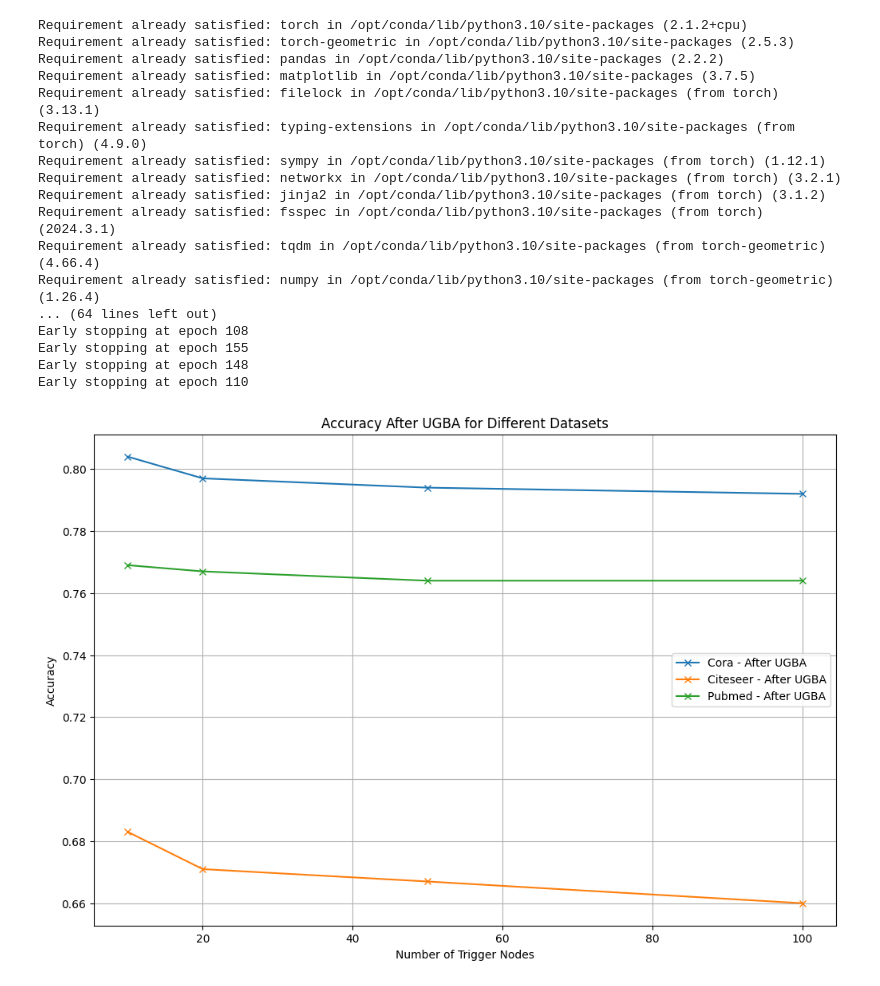
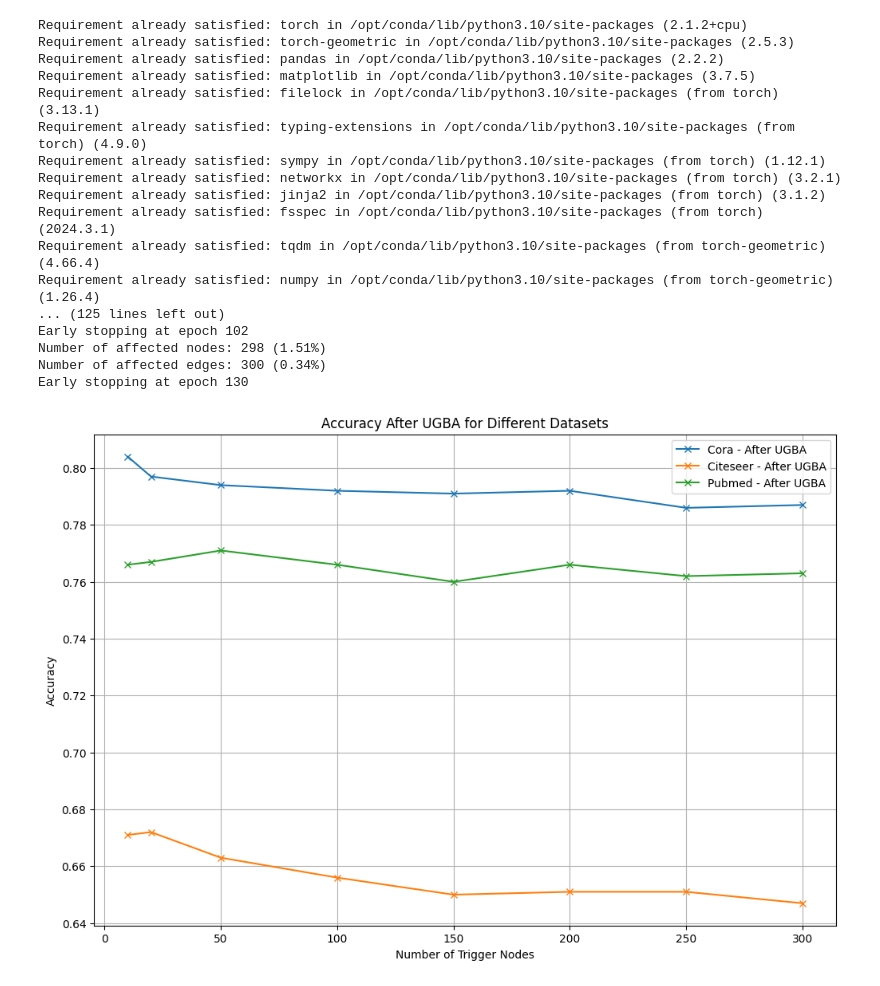
Before and after one commit to AbhiJeet70/GraphPoisoningCodes, a Jupyter notebook: UGBA_Planetoid.ipynb, the cells around one changed output. Drawn from its saved outputs; the diff is of its cells as text; code cells hidden in the pictures.

```diff
--- a/UGBA_Planetoid.ipynb
+++ b/UGBA_Planetoid.ipynb
@@ -1,7 +1,6 @@
 # %% [markdown]
 <a href="https://colab.research.google.com/github/AbhiJeet70/GraphPoisoningCodes/blob/main/UGBA_Planetoid.ipynb" target="_parent"><img src="https://colab.research.google.com/assets/colab-badge.svg" alt="Open In Colab"/></a>
 # %%
-# Install necessary packages
 !pip install torch torch-geometric pandas matplotlib
 
 import torch
@@ -196,6 +195,14 @@ def run_ugba_experiments(data, model, best_hyperparams, num_trigger_nodes_list):
         # Ensure edge_index has valid indices
         perturbed_edge_index, _ = torch.unique(perturbed_edge_index, sorted=True, return_inverse=True, dim=1)
 
+        # Calculate affected nodes and edges
+        num_affected_nodes = torch.unique(perturbed_edge_index).size(0)
+        num_affected_edges = perturbed_edge_index.size(1)
+        node_impact_percentage = (num_affected_nodes / data.num_nodes) * 100
+        edge_impact_percentage = (num_affected_edges / data.num_edges) * 100
+        print(f"Number of affected nodes: {num_affected_nodes} ({node_impact_percentage:.2f}%)")
+        print(f"Number of affected edges: {num_affected_edges} ({edge_impact_percentage:.2f}%)")
+
         # Retrain the model with perturbed edges
         acc_after = train_model(model, data, best_hyperparams['Learning_Rate'], best_hyperparams['Weight_Decay'])
         results.append({
@@ -208,7 +215,7 @@ def run_ugba_experiments(data, model, best_hyperparams, num_trigger_nodes_list):
 # Main execution
 if __name__ == "__main__":
     dataset_names = ['Cora', 'Citeseer', 'Pubmed']
-    num_trigger_nodes_list = [10, 20, 50, 100]
+    num_trigger_nodes_list = [10, 20, 50, 100, 150, 200, 250, 300]
     all_results = []
 
     for dataset_name in dataset_names:
@@ -234,36 +241,36 @@ if __name__ == "__main__":
                 **result
             })
 
     results_df = pd.DataFrame(all_results)
 
     # Plot results
     plt.figure(figsize=(12, 8))
     for dataset_name in dataset_names:
         subset = results_df[results_df['Dataset'] == dataset_name]
         plt.plot(subset['Num_Trigger_Nodes'], subset['Accuracy_After'], label=f'{dataset_name} - After UGBA', marker='x')
 
     plt.xlabel('Number of Trigger Nodes')
     plt.ylabel('Accuracy')
     plt.title('Accuracy After UGBA for Different Datasets')
     plt.legend()
     plt.grid(True)
     plt.show()
 # %% [output]
 Requirement already satisfied: torch in /opt/conda/lib/python3.10/site-packages (2.1.2+cpu)
 Requirement already satisfied: torch-geometric in /opt/conda/lib/python3.10/site-packages (2.5.3)
 Requirement already satisfied: pandas in /opt/conda/lib/python3.10/site-packages (2.2.2)
 Requirement already satisfied: matplotlib in /opt/conda/lib/python3.10/site-packages (3.7.5)
 Requirement already satisfied: filelock in /opt/conda/lib/python3.10/site-packages (from torch) (3.13.1)
 Requirement already satisfied: typing-extensions in /opt/conda/lib/python3.10/site-packages (from torch) (4.9.0)
 Requirement already satisfied: sympy in /opt/conda/lib/python3.10/site-packages (from torch) (1.12.1)
 Requirement already satisfied: networkx in /opt/conda/lib/python3.10/site-packages (from torch) (3.2.1)
 Requirement already satisfied: jinja2 in /opt/conda/lib/python3.10/site-packages (from torch) (3.1.2)
 Requirement already satisfied: fsspec in /opt/conda/lib/python3.10/site-packages (from torch) (2024.3.1)
 Requirement already satisfied: tqdm in /opt/conda/lib/python3.10/site-packages (from torch-geometric) (4.66.4)
 Requirement already satisfied: numpy in /opt/conda/lib/python3.10/site-packages (from torch-geometric) (1.26.4)
-... (64 lines left out)
-Early stopping at epoch 108
-Early stopping at epoch 155
-Early stopping at epoch 148
-Early stopping at epoch 110
+... (125 lines left out)
+Early stopping at epoch 102
+Number of affected nodes: 298 (1.51%)
+Number of affected edges: 300 (0.34%)
+Early stopping at epoch 130
-[figure, old version]
+[figure, new version]
```
